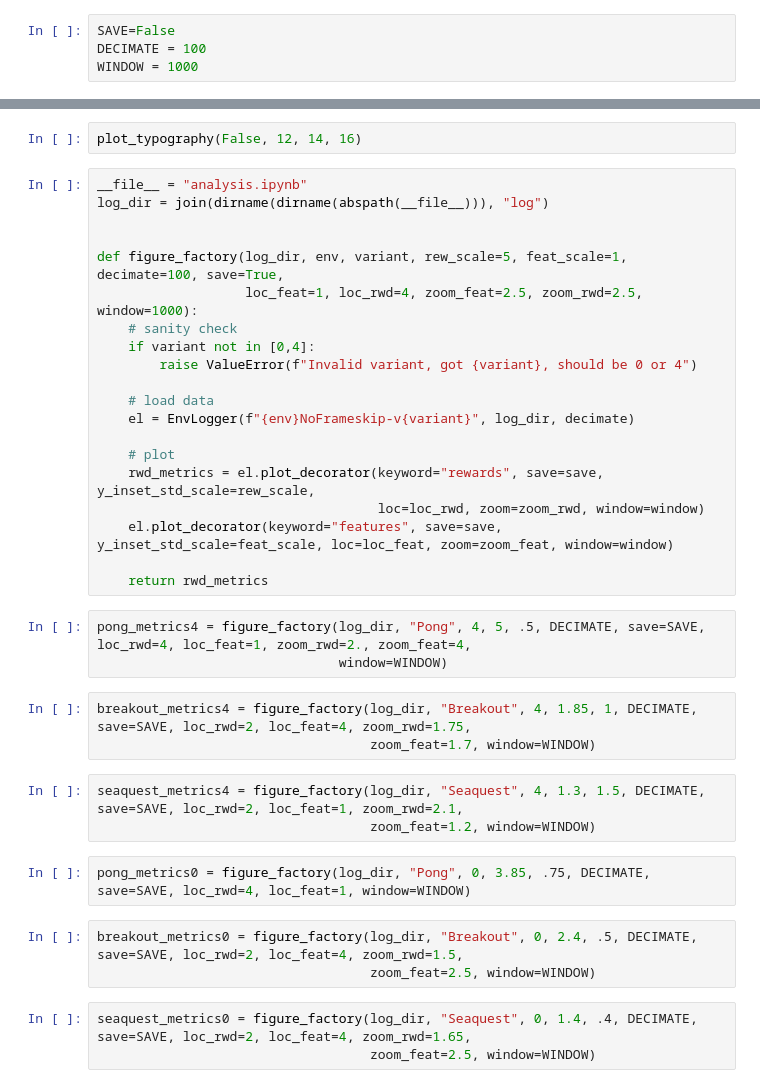
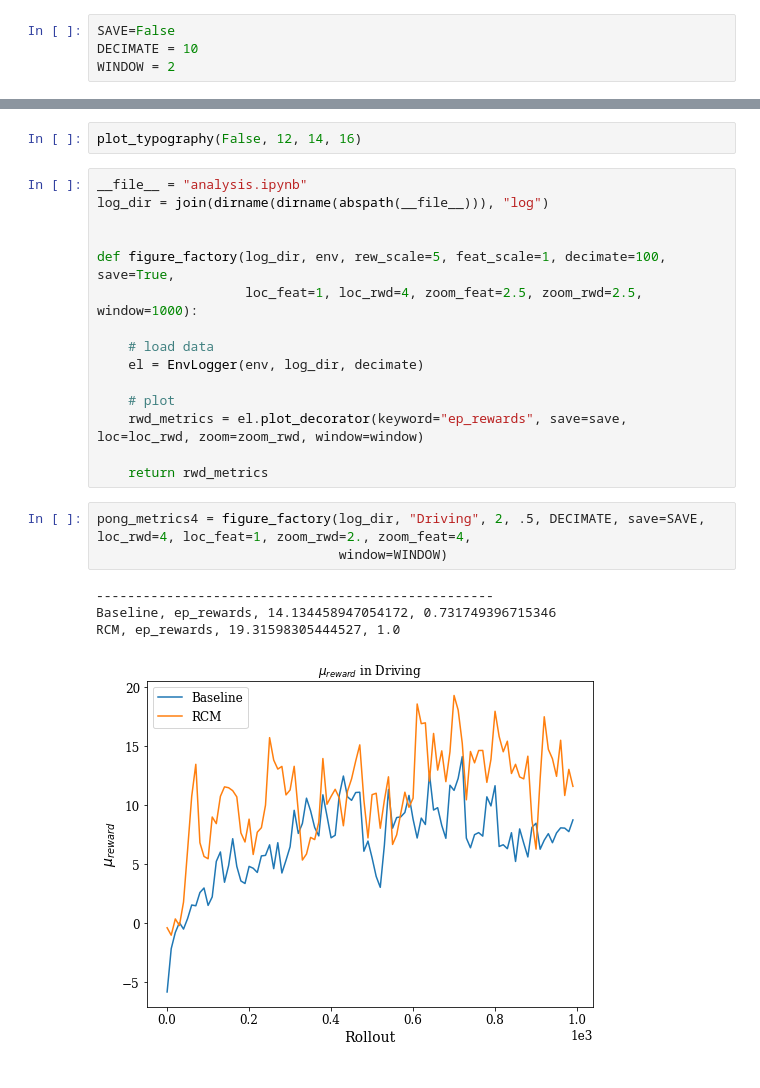
Before and after one commit to szemenyeim/DynEnv, a Jupyter notebook: jupyter/analysis.ipynb, the cells around one changed output, grey strips where cells are left out. Drawn from its saved outputs; the diff is of its cells as text.

Commit message:
plotting tailoring

```diff
--- a/jupyter/analysis.ipynb
+++ b/jupyter/analysis.ipynb
@@ -14,7 +17,7 @@ sys.path.insert(0, '../src/')
 # %%
 SAVE=False
-DECIMATE = 100
-WINDOW = 1000
+DECIMATE = 10
+WINDOW = 2
 # %%
 from logger import LogData, TemporalLogger, EnvLogger
 from utils import plot_typography
@@ -25,35 +28,21 @@ __file__ = "analysis.ipynb"
 log_dir = join(dirname(dirname(abspath(__file__))), "log")
 
 
-def figure_factory(log_dir, env, variant, rew_scale=5, feat_scale=1, decimate=100, save=True,
+def figure_factory(log_dir, env, rew_scale=5, feat_scale=1, decimate=100, save=True,
                    loc_feat=1, loc_rwd=4, zoom_feat=2.5, zoom_rwd=2.5, window=1000):
-    # sanity check
-    if variant not in [0,4]:
-        raise ValueError(f"Invalid variant, got {variant}, should be 0 or 4")
 
     # load data
-    el = EnvLogger(f"{env}NoFrameskip-v{variant}", log_dir, decimate)
+    el = EnvLogger(env, log_dir, decimate)
 
     # plot
-    rwd_metrics = el.plot_decorator(keyword="rewards", save=save, y_inset_std_scale=rew_scale,
-                                    loc=loc_rwd, zoom=zoom_rwd, window=window)
-    el.plot_decorator(keyword="features", save=save, y_inset_std_scale=feat_scale, loc=loc_feat, zoom=zoom_feat, window=window)
+    rwd_metrics = el.plot_decorator(keyword="ep_rewards", save=save, loc=loc_rwd, zoom=zoom_rwd, window=window)
 
     return rwd_metrics
 # %%
-pong_metrics4 = figure_factory(log_dir, "Pong", 4, 5, .5, DECIMATE, save=SAVE, loc_rwd=4, loc_feat=1, zoom_rwd=2., zoom_feat=4,
+pong_metrics4 = figure_factory(log_dir, "Driving", 2, .5, DECIMATE, save=SAVE, loc_rwd=4, loc_feat=1, zoom_rwd=2., zoom_feat=4,
                                window=WINDOW)
+# %% [output]
+---------------------------------------------------
+Baseline, ep_rewards, 14.134458947054172, 0.731749396715346
+RCM, ep_rewards, 19.31598305444527, 1.0
+[figure, added]
-# %%
-breakout_metrics4 = figure_factory(log_dir, "Breakout", 4, 1.85, 1, DECIMATE, save=SAVE, loc_rwd=2, loc_feat=4, zoom_rwd=1.75,
-                                   zoom_feat=1.7, window=WINDOW)
-# %%
-seaquest_metrics4 = figure_factory(log_dir, "Seaquest", 4, 1.3, 1.5, DECIMATE, save=SAVE, loc_rwd=2, loc_feat=1, zoom_rwd=2.1,
-                                   zoom_feat=1.2, window=WINDOW)
-# %%
-pong_metrics0 = figure_factory(log_dir, "Pong", 0, 3.85, .75, DECIMATE, save=SAVE, loc_rwd=4, loc_feat=1, window=WINDOW)
-# %%
-breakout_metrics0 = figure_factory(log_dir, "Breakout", 0, 2.4, .5, DECIMATE, save=SAVE, loc_rwd=2, loc_feat=4, zoom_rwd=1.5,
-                                   zoom_feat=2.5, window=WINDOW)
-# %%
-seaquest_metrics0 = figure_factory(log_dir, "Seaquest", 0, 1.4, .4, DECIMATE, save=SAVE, loc_rwd=2, loc_feat=4, zoom_rwd=1.65,
-                                   zoom_feat=2.5, window=WINDOW)
```
Also changed, not shown: parts of 8 cells of this notebook, 2 other files.
